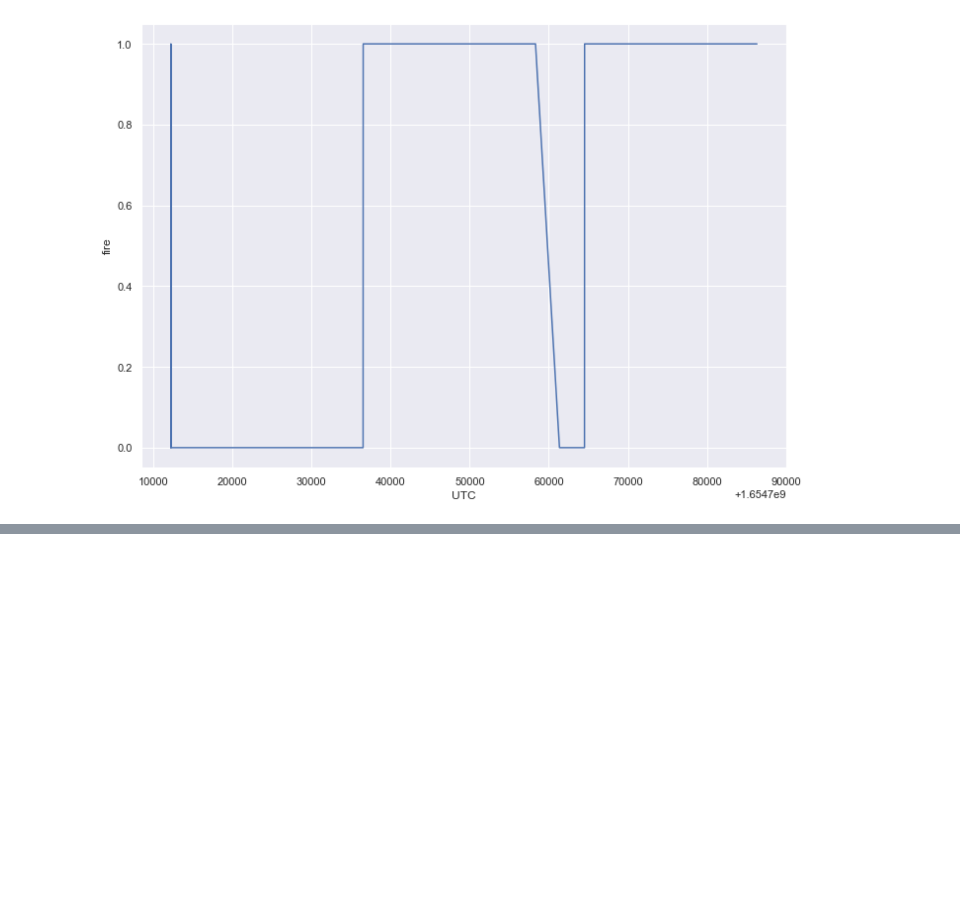
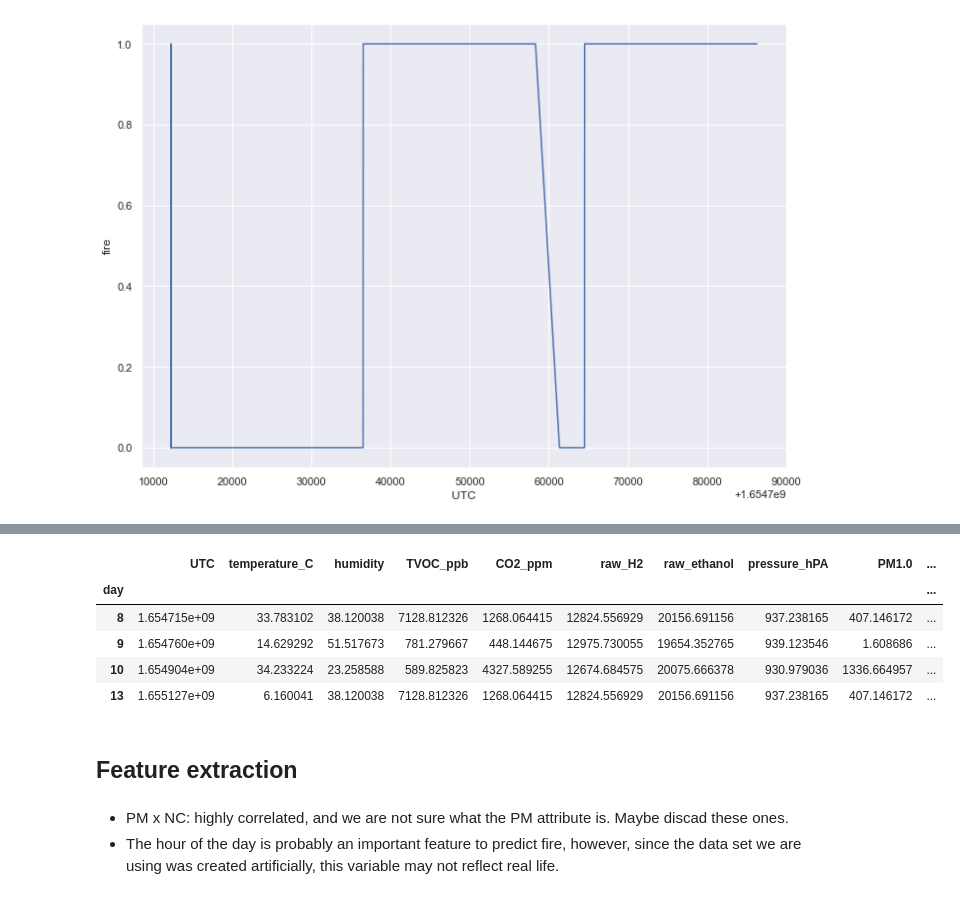
Before and after one commit to alanaselli/smoke_detection, a Jupyter notebook: main.ipynb, the cells around one changed output, grey strips where cells are left out. Drawn from its saved outputs; the diff is of its cells as text; code cells hidden in the pictures; blank space fills up the shorter version.

Commit message:
Selected attributes for models

```diff
--- a/main.ipynb
+++ b/main.ipynb
@@ -343,3 +378,12 @@ Name: time, Length: 62630, dtype: datetime64[ns]
+# %%
+df.groupby('day').mean()
+# %% [output]
+|  | UTC | temperature_C | humidity | TVOC_ppb | CO2_ppm | raw_H2 | raw_ethanol | pressure_hPA | PM1.0 | ... |
+| day |  |  |  |  |  |  |  |  |  | ... |
+| 8 | 1.654715e+09 | 33.783102 | 38.120038 | 7128.812326 | 1268.064415 | 12824.556929 | 20156.691156 | 937.238165 | 407.146172 | ... |
+| 9 | 1.654760e+09 | 14.629292 | 51.517673 | 781.279667 | 448.144675 | 12975.730055 | 19654.352765 | 939.123546 | 1.608686 | ... |
+| 10 | 1.654904e+09 | 34.233224 | 23.258588 | 589.825823 | 4327.589255 | 12674.684575 | 20075.666378 | 930.979036 | 1336.664957 | ... |
+| 13 | 1.655127e+09 | 6.160041 | 38.120038 | 7128.812326 | 1268.064415 | 12824.556929 | 20156.691156 | 937.238165 | 407.146172 | ... |
 # %%
 # It is difficult to plot any measure over time, because there were different scenarios of fire in different days
 # and hours. It would be necessary to separate each situation in order to observe the measure second by second.
@@ -348,0 +395,5 @@ Name: time, Length: 62630, dtype: datetime64[ns]
+# %% [markdown]
+## Feature extraction
+# %% [markdown]
+- PM x NC: highly correlated, and we are not sure what the PM attribute is. Maybe discad these ones.
+- The hour of the day is probably an important feature to predict fire, however, since the data set we are using was created artificially, this variable may not reflect real life.
```
Also changed, not shown: parts of 17 cells of this notebook.
